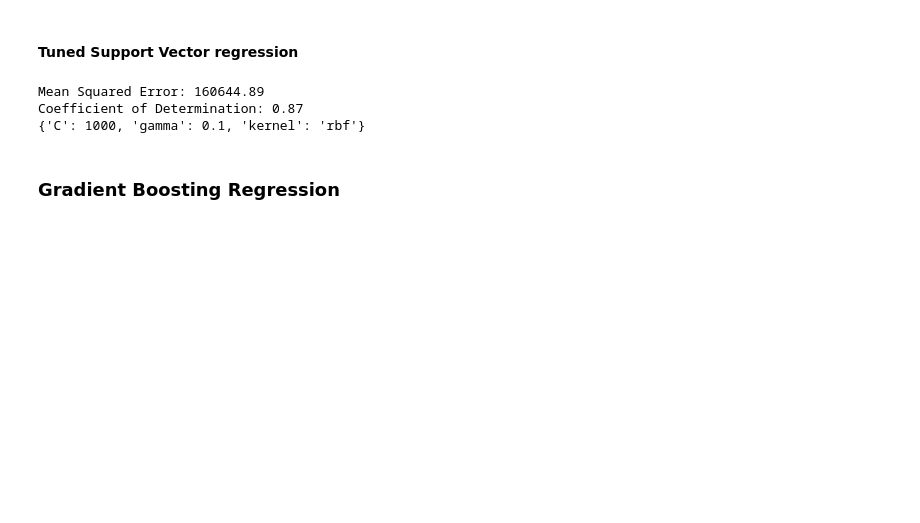
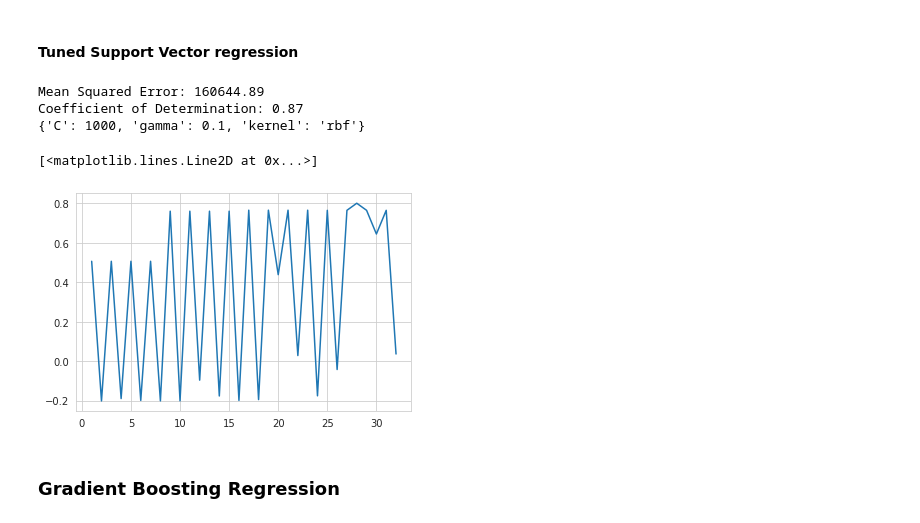
Before and after one commit to ab17254/ce802, a Jupyter notebook: CE802_P3_Notebook.ipynb, the cells around one changed output. Saved outputs shown, nothing was run; the diff lists cells and outputs as text; code cells hidden in the pictures; blank space fills up the shorter version.

```diff
--- a/CE802_P3_Notebook.ipynb
+++ b/CE802_P3_Notebook.ipynb
@@ -136,6 +134,11 @@ print(svr_cv.best_params_)
 Mean Squared Error: 160644.89
 Coefficient of Determination: 0.87
 {'C': 1000, 'gamma': 0.1, 'kernel': 'rbf'}
+# %%
+plt.plot(np.arange(1,33), svr_cv.cv_results_['mean_test_score'])
+# %% [output]
+[<matplotlib.lines.Line2D at 0x...>]
+[figure, added]
 # %% [markdown]
 ### Gradient Boosting Regression
 # %%
```
Also changed, not shown: parts of 13 cells of this notebook.
